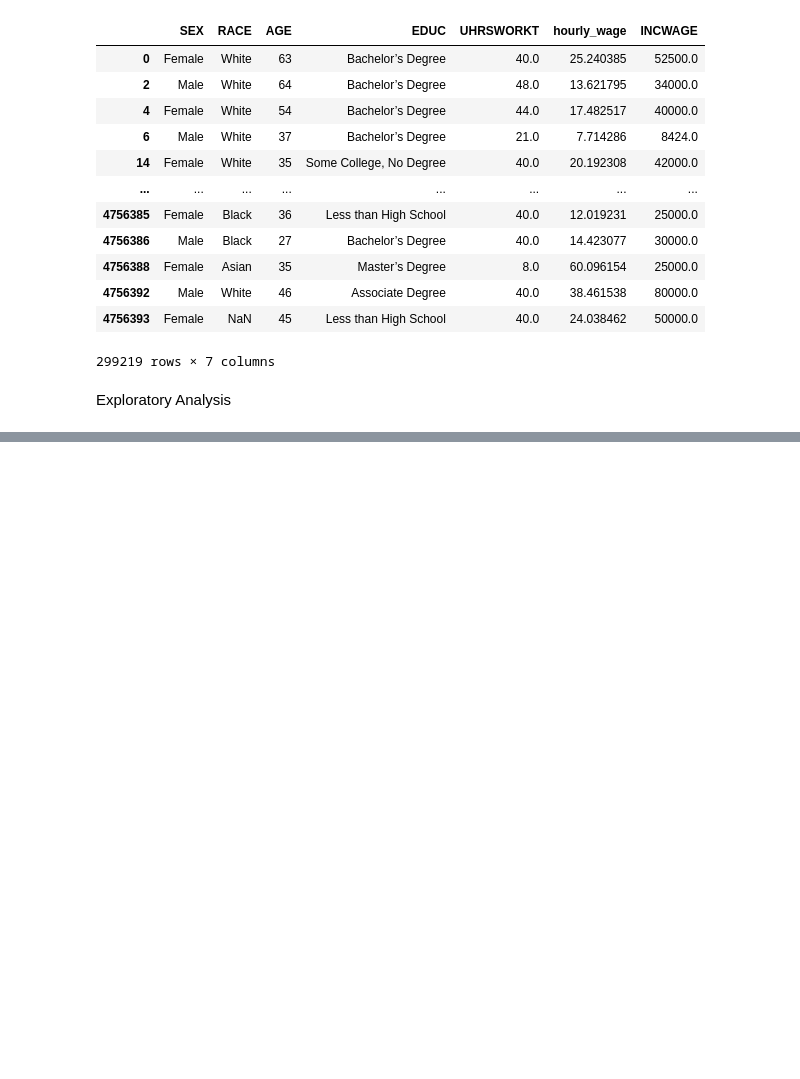
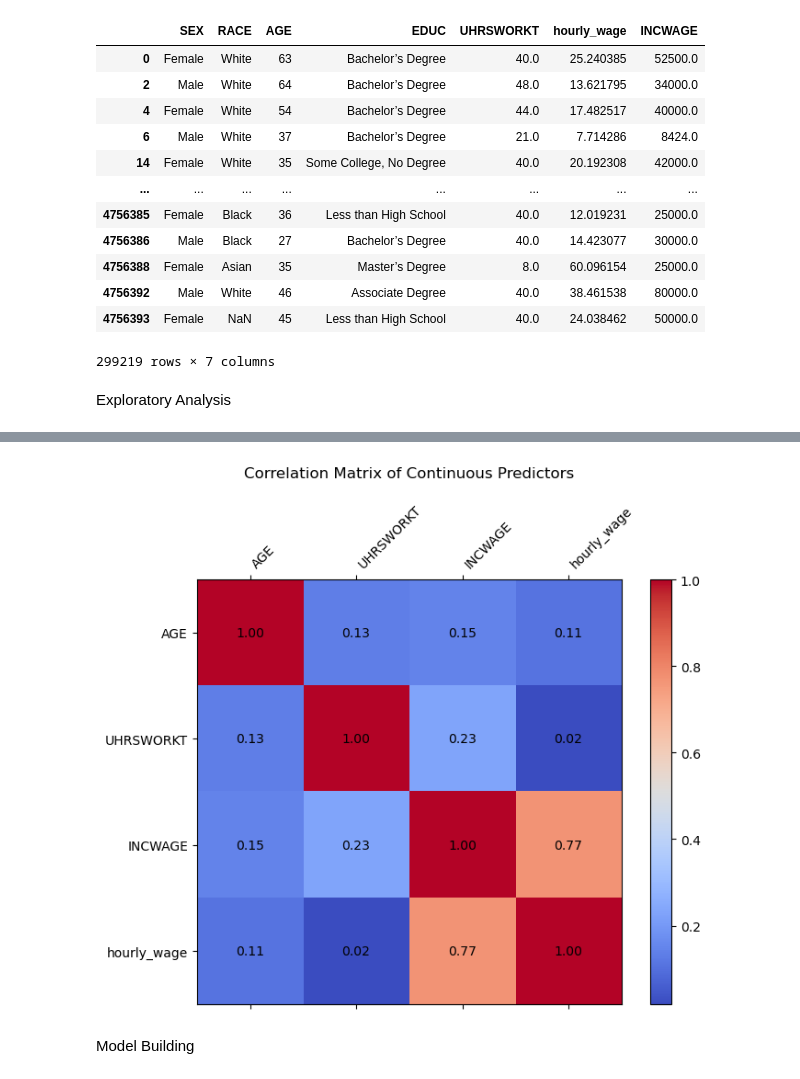
Before and after one commit to ShivaSaiV/Labor-Economics-Project, a Jupyter notebook: project.ipynb, the cells around one changed output, grey strips where cells are left out. Cells and saved outputs as stored; diff of their text form; code cells hidden in the pictures; blank space fills up the shorter version.

```diff
--- a/project.ipynb
+++ b/project.ipynb
@@ -123,0 +176,26 @@ Exploratory Analysis
+# %%
+continuous_vars = ['AGE', 'UHRSWORKT', 'INCWAGE', 'hourly_wage']
+corr = workers[continuous_vars].corr()
+
+# Plot correlation matrix
+fig, ax = plt.subplots(figsize=(8,6))
+cax = ax.matshow(corr, cmap='coolwarm')
+fig.colorbar(cax)
+
+# Set axis ticks
+ax.set_xticks(np.arange(len(numeric_vars)))
+ax.set_yticks(np.arange(len(numeric_vars)))
+ax.set_xticklabels(numeric_vars, rotation=45, ha='left')
+ax.set_yticklabels(numeric_vars)
+
+# Annotate each cell
+for (i, j), val in np.ndenumerate(corr.values):
+    ax.text(j, i, f'{val:.2f}', va='center', ha='center', color='black')
+
+plt.title('Correlation Matrix of Continuous Predictors', pad=20)
+plt.savefig("correlation_matrix.png")
+plt.show()
+# %% [output]
+[figure, added]
+# %% [markdown]
+Model Building
```
Also changed, not shown: parts of 7 cells of this notebook, 4 other files.
